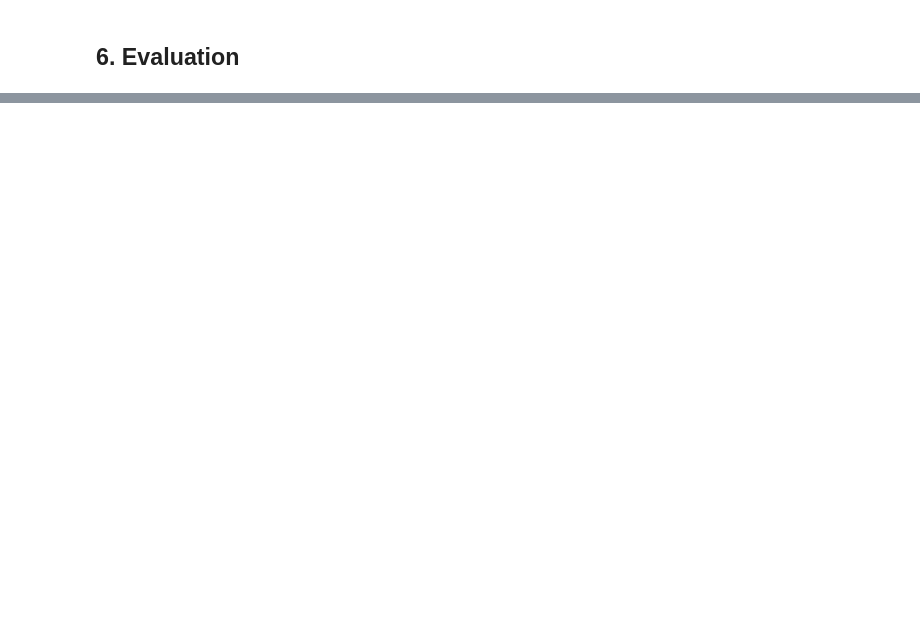
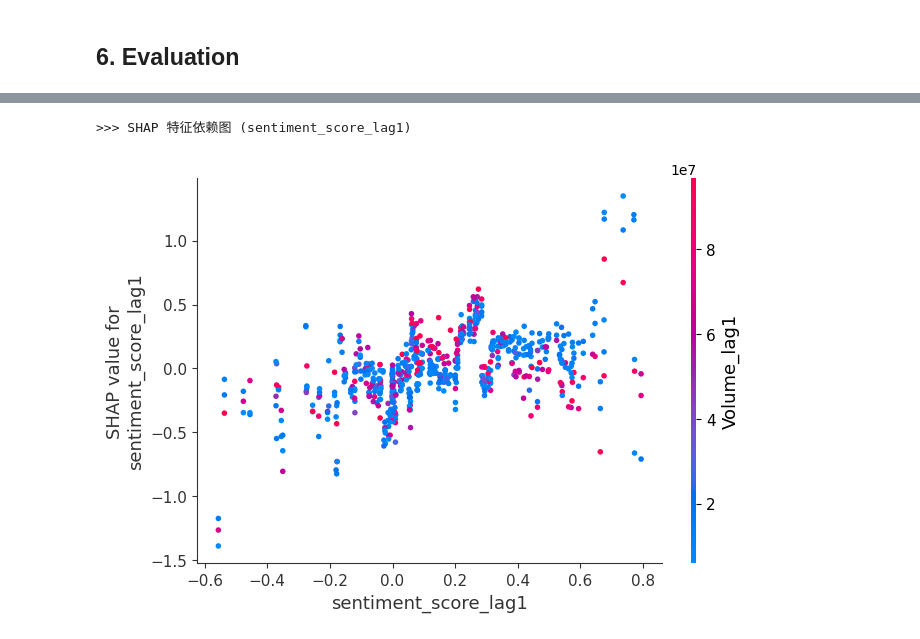
Before and after one commit to ruoxicao77i/Stock-Trading-Strategy, a Jupyter notebook: src/model.ipynb, the cells around one changed output, grey strips where cells are left out. Saved outputs shown, nothing was run; the diff lists cells and outputs as text; code cells hidden in the pictures; blank space fills up the shorter version.

```diff
--- a/src/model.ipynb
+++ b/src/model.ipynb
@@ -396,0 +458,13 @@ weighted avg       0.57      0.57      0.56       656
+# %%
+# 绘制依赖图 (以 sentiment_score_lag1 为例)
+print(">>> SHAP 特征依赖图 (sentiment_score_lag1)")
+shap.dependence_plot("sentiment_score_lag1", shap_values_target, X_test)
+'''
+X轴：新闻是正面还是负面
+Y轴：值越大代表越应该去买，越小越不应该去买
+蓝色：昨日交易量小
+红色：昨日交易量大
+'''
+# %% [output]
+>>> SHAP 特征依赖图 (sentiment_score_lag1)
+[figure, added]
```
Also changed, not shown: parts of 14 cells of this notebook.
